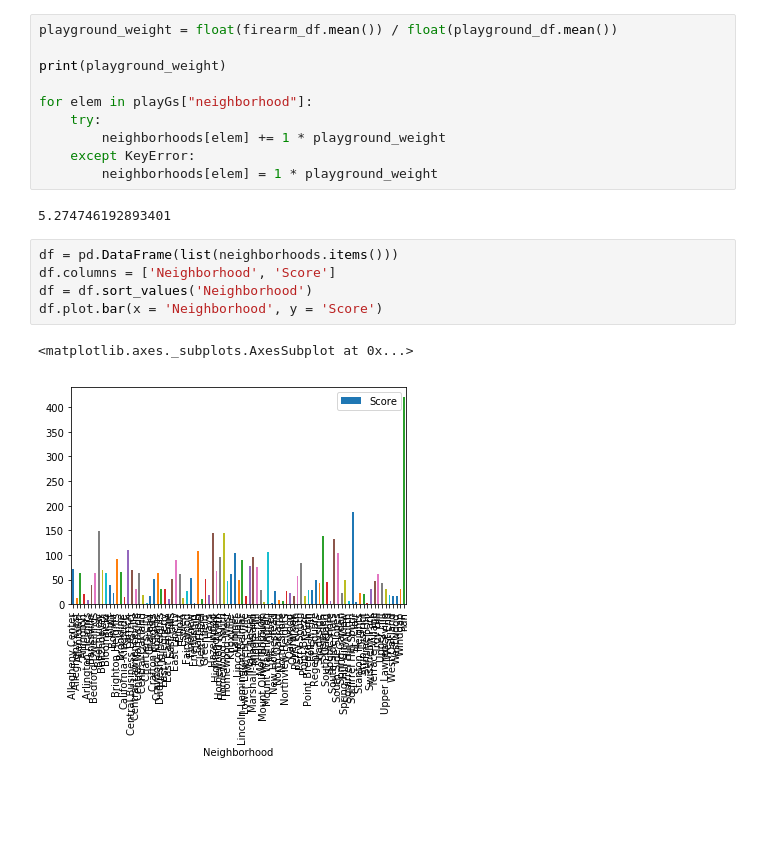
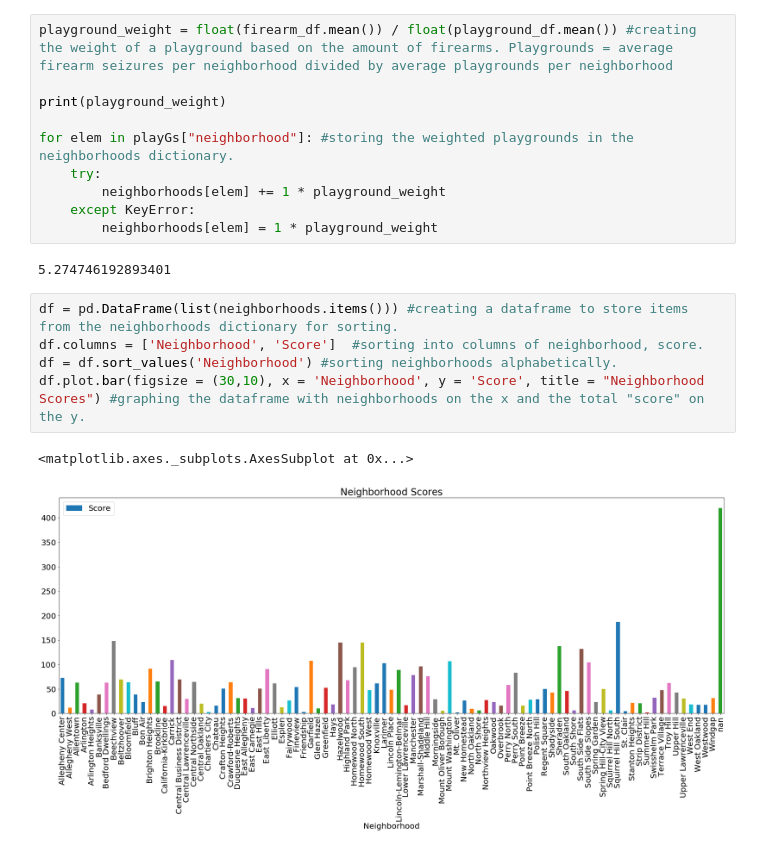
Before and after one commit to djb179/Playground-Penguins, a Jupyter notebook: main.ipynb, the cells around one changed output. Saved outputs shown, nothing was run; the diff lists cells and outputs as text; blank space fills up the shorter version.

```diff
--- a/main.ipynb
+++ b/main.ipynb
@@ -61,9 +65,9 @@ playground_df.plot.bar(x = 'Neighborhood', y = 'Score')
 # %%
-playground_weight = float(firearm_df.mean()) / float(playground_df.mean())
+playground_weight = float(firearm_df.mean()) / float(playground_df.mean()) #creating the weight of a playground based on the amount of firearms. Playgrounds = average firearm seizures per neighborhood divided by average playgrounds per neighborhood
 
 print(playground_weight)
 
-for elem in playGs["neighborhood"]:
+for elem in playGs["neighborhood"]: #storing the weighted playgrounds in the neighborhoods dictionary.
     try:
         neighborhoods[elem] += 1 * playground_weight
     except KeyError:
@@ -71,11 +75,11 @@ for elem in playGs["neighborhood"]:
 # %% [output]
 5.274746192893401
 # %%
-df = pd.DataFrame(list(neighborhoods.items()))
-df.columns = ['Neighborhood', 'Score']
-df = df.sort_values('Neighborhood')
-df.plot.bar(x = 'Neighborhood', y = 'Score')
+df = pd.DataFrame(list(neighborhoods.items())) #creating a dataframe to store items from the neighborhoods dictionary for sorting.
+df.columns = ['Neighborhood', 'Score']  #sorting into columns of neighborhood, score.
+df = df.sort_values('Neighborhood') #sorting neighborhoods alphabetically.
+df.plot.bar(figsize = (30,10), x = 'Neighborhood', y = 'Score', title = "Neighborhood Scores") #graphing the dataframe with neighborhoods on the x and the total "score" on the y.
 # %% [output]
 <matplotlib.axes._subplots.AxesSubplot at 0x...>
-[figure, old version]
+[figure, new version]
 # %%
```
Also changed, not shown: parts of 13 cells of this notebook.
